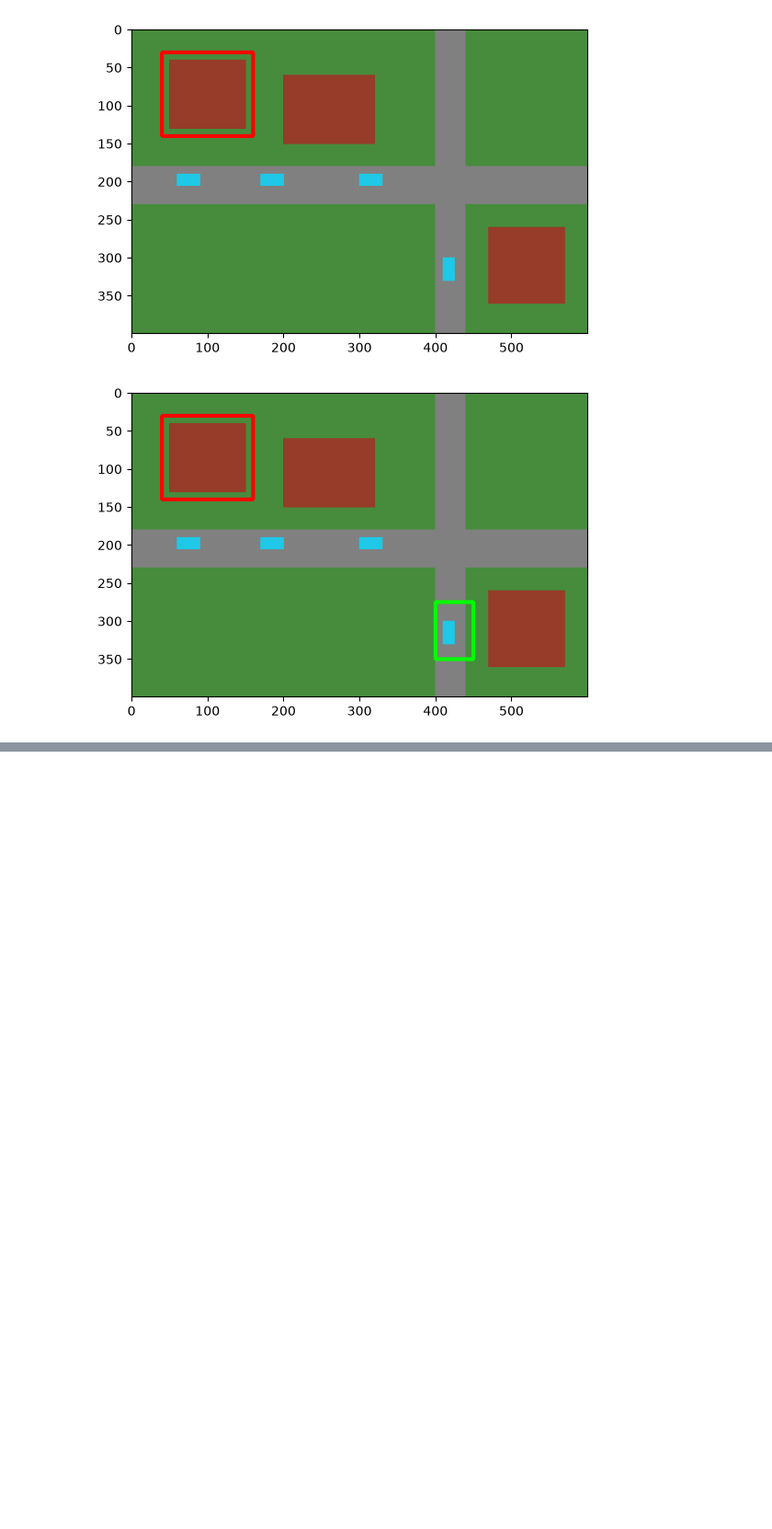
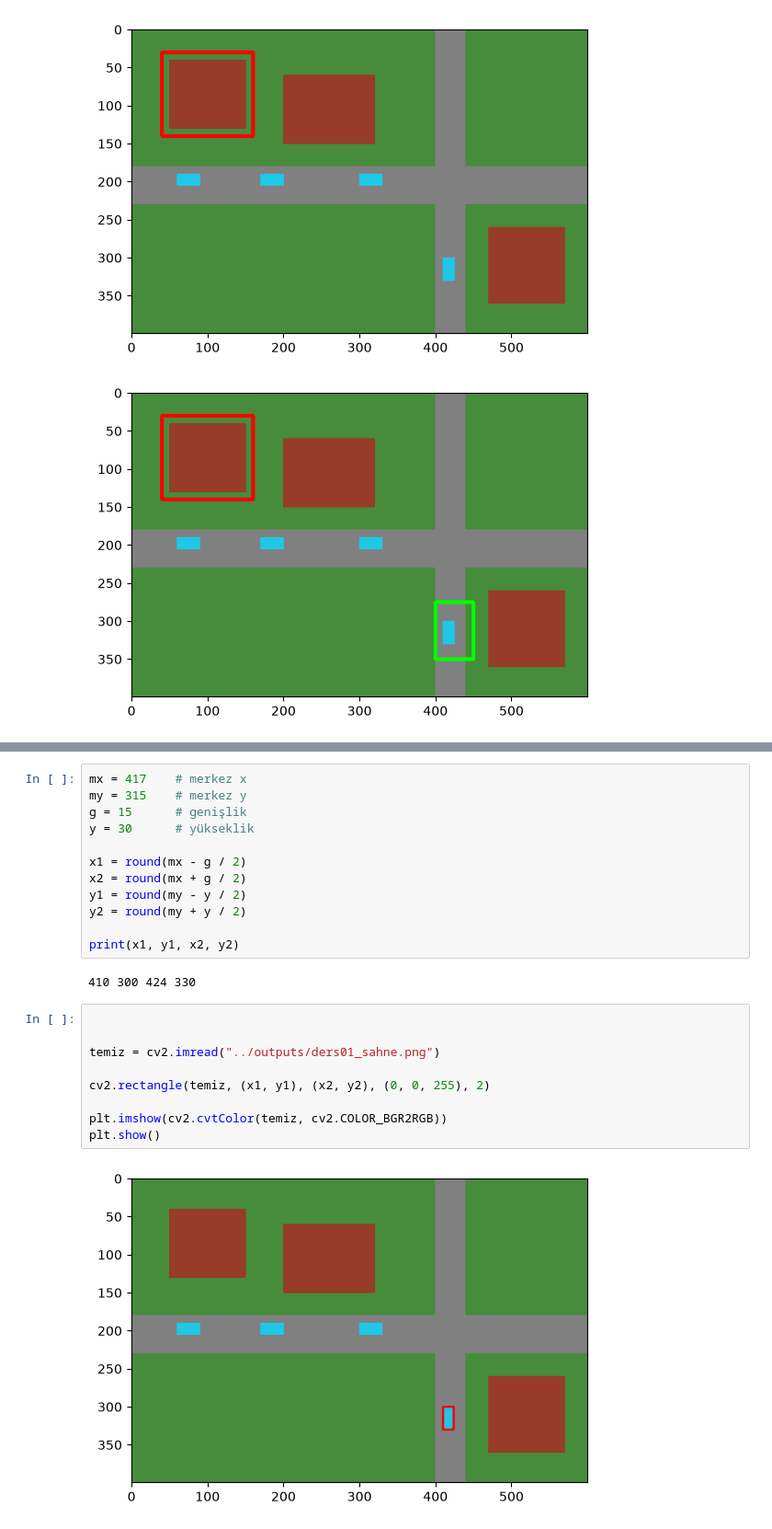
Before and after one commit to EerenDemirci/iha-goruntu-isleme, a Jupyter notebook: notebooks/00_calisma.ipynb, the cells around one changed output, grey strips where cells are left out. Shown at 92% size. Saved outputs shown, nothing was run; the diff lists cells and outputs as text; blank space fills up the shorter version.

```diff
--- a/notebooks/00_calisma.ipynb
+++ b/notebooks/00_calisma.ipynb
@@ -141,0 +154,25 @@ plt.show()
+# %%
+mx = 417    # merkez x
+my = 315    # merkez y
+g = 15      # genişlik
+y = 30      # yükseklik
+
+x1 = round(mx - g / 2)
+x2 = round(mx + g / 2)
+y1 = round(my - y / 2)
+y2 = round(my + y / 2)
+
+print(x1, y1, x2, y2)
+# %% [output]
+410 300 424 330
+# %%
+
+
+temiz = cv2.imread("../outputs/ders01_sahne.png")
+
+cv2.rectangle(temiz, (x1, y1), (x2, y2), (0, 0, 255), 2)
+
+plt.imshow(cv2.cvtColor(temiz, cv2.COLOR_BGR2RGB))
+plt.show()
+# %% [output]
+[figure, added]
```
Also changed, not shown: parts of 11 cells of this notebook, 2 other files.
